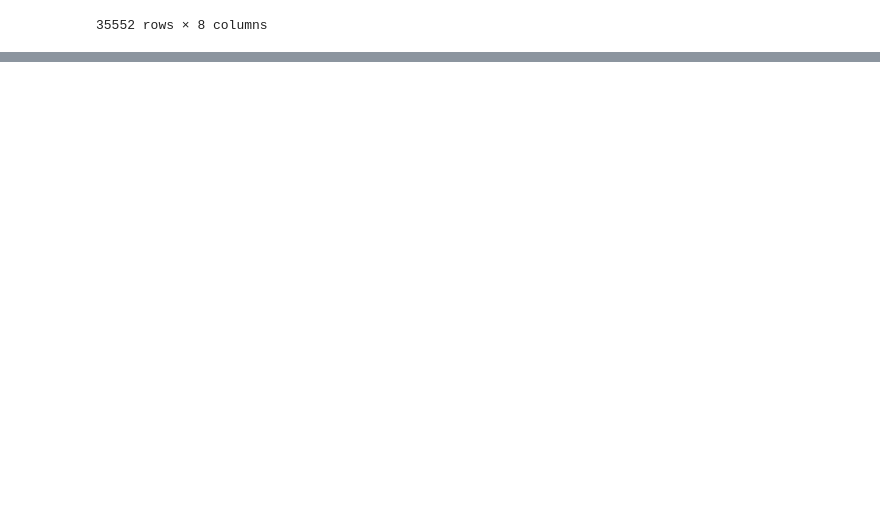
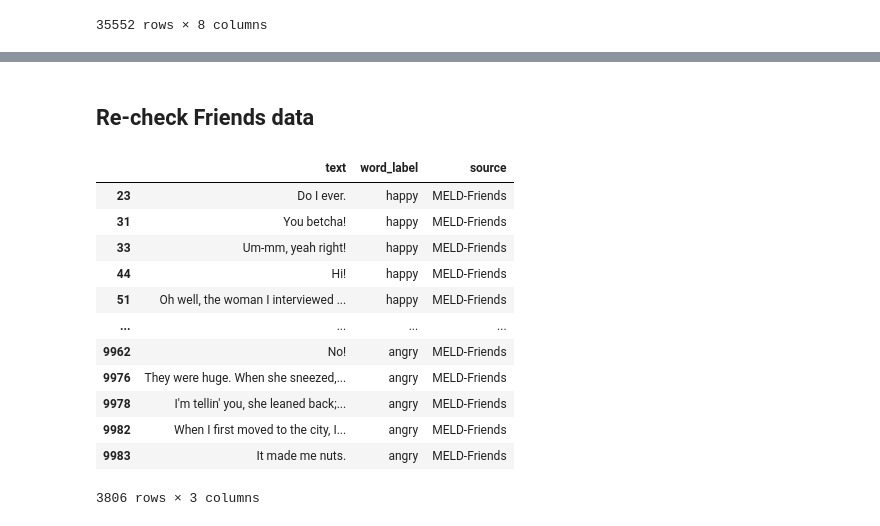
Before and after one commit to v-chai/happysadsongs, a Jupyter notebook: notebooks/v-chai_emotion-dection-training-data.ipynb, the cells around one changed output, grey strips where cells are left out. Drawn from its saved outputs; the diff is of its cells as text; code cells hidden in the pictures; blank space fills up the shorter version.

```diff
--- a/notebooks/v-chai_emotion-dection-training-data.ipynb
+++ b/notebooks/v-chai_emotion-dection-training-data.ipynb
@@ -549,0 +741,2 @@ df_pre
+# %% [markdown]
+## Re-check Friends data
@@ -549,0 +753,24 @@ df_pre
+# %%
+meld_hsa['word_label'] = meld_hsa['Emotion'].map({'joy':'happy', 'sadness':'sad', 'anger':'angry', 'disgust': 'angry'})
+# %%
+meld_hsa['source'] = 'MELD-Friends'
+# %%
+meld_hsa.drop(columns=['Emotion'], inplace=True)
+# %%
+meld_hsa.rename(columns={'Utterance':'text'}, inplace=True)
+# %%
+meld_hsa
+# %% [output]
+|  | text | word_label | source |
+| 23 | Do I ever. | happy | MELD-Friends |
+| 31 | You betcha! | happy | MELD-Friends |
+| 33 | Um-mm, yeah right! | happy | MELD-Friends |
+| 44 | Hi! | happy | MELD-Friends |
+| 51 | Oh well, the woman I interviewed ... | happy | MELD-Friends |
+| ... | ... | ... | ... |
+| 9962 | No! | angry | MELD-Friends |
+| 9976 | They were huge. When she sneezed,... | angry | MELD-Friends |
+| 9978 | I'm tellin' you, she leaned back;... | angry | MELD-Friends |
+| 9982 | When I first moved to the city, I... | angry | MELD-Friends |
+| 9983 | It made me nuts. | angry | MELD-Friends |
+3806 rows × 3 columns
```
Also changed, not shown: parts of 52 cells of this notebook, 3 other files.
